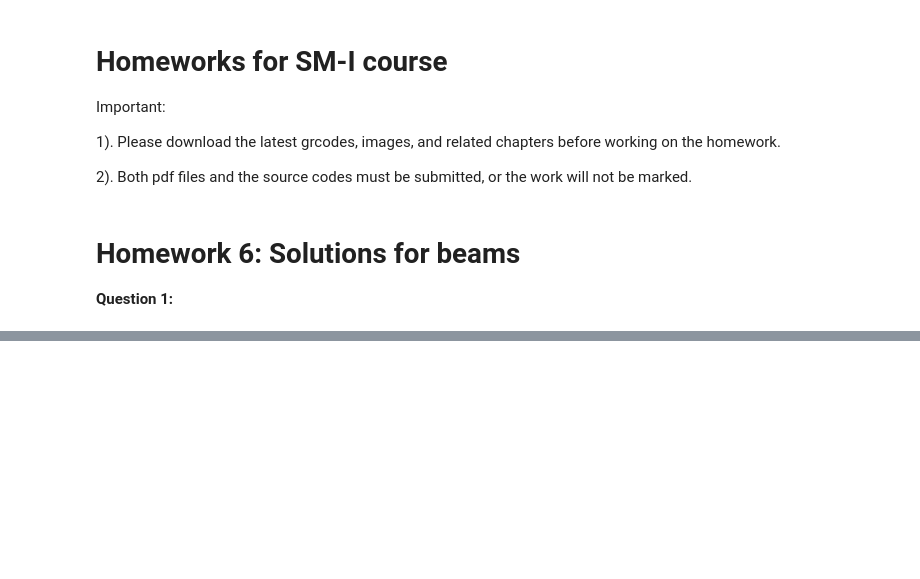
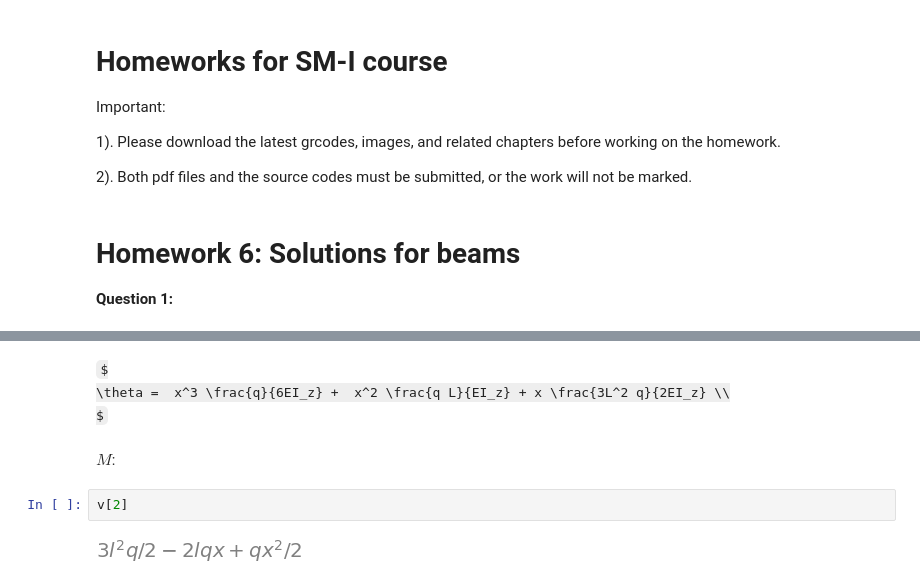
Before and after one commit to kavourbm/Solid-Mechanics-I, a Jupyter notebook: HW6.ipynb, the cells around one changed output, grey strips where cells are left out. Drawn from its saved outputs; the diff is of its cells as text; some formulas as TeX source; blank space fills up the shorter version.

```diff
--- a/HW6.ipynb
+++ b/HW6.ipynb
@@ -22,0 +181,10 @@ A cantilever beam of uniform cross-section, subjected to a distributed body-forc
+# %% [markdown]
+$
+\theta =  x^3 \frac{q}{6EI_z} +  x^2 \frac{q L}{EI_z} + x \frac{3L^2 q}{2EI_z} \\
+$
+# %% [markdown]
+$ M $:
+# %%
+v[2]
+# %% [output]
+[figure, added]
```
Also changed, not shown: parts of 71 cells of this notebook, 4 other files.
